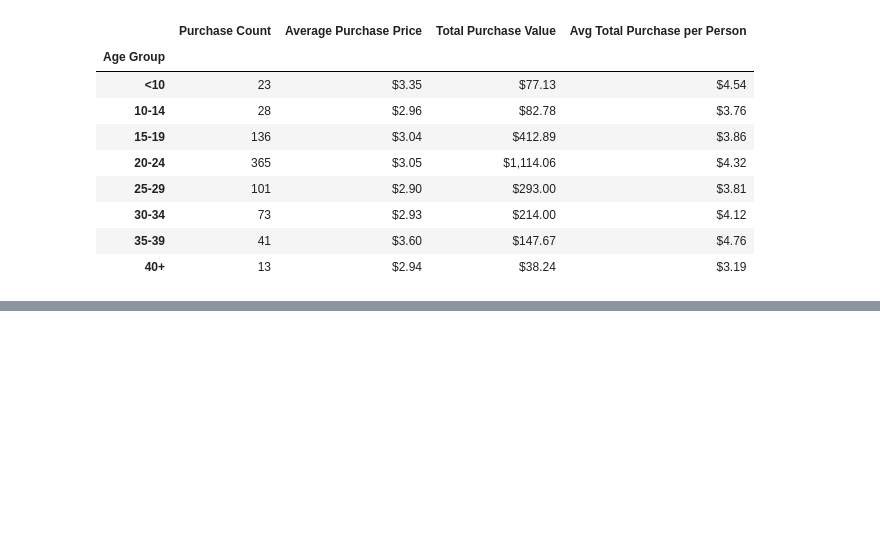
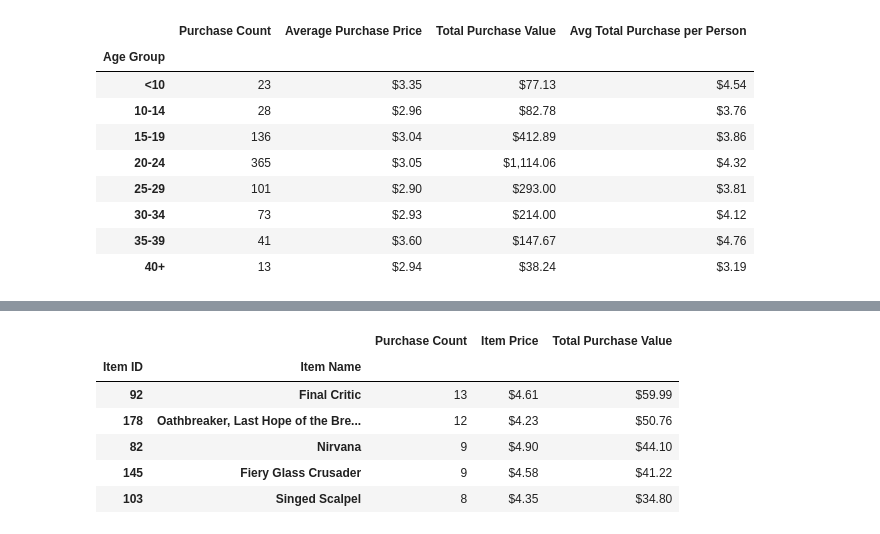
Before and after one commit to apizzo1/pandas-challenge, a Jupyter notebook: HeroesOfPymoli/HeroesOfPymoli.ipynb, the cells around one changed output, grey strips where cells are left out. Drawn from its saved outputs; the diff is of its cells as text; code cells hidden in the pictures; blank space fills up the shorter version.

```diff
--- a/HeroesOfPymoli/HeroesOfPymoli.ipynb
+++ b/HeroesOfPymoli/HeroesOfPymoli.ipynb
@@ -150,0 +281,84 @@ test.sort_values("Price", ascending = False)
+# %%
+# Most Profitable Items
+
+prof_item = purchase_df.groupby(["Item ID","Item Name"])["Price"].sum()
+prof_item_sorted = prof_item.sort_values(ascending=False)
+# #put the item ID and item Name in a series
+prof_item1 = pd.Series(prof_item_sorted.index[0])
+prof_item2 = pd.Series(prof_item_sorted.index[1])
+prof_item3 = pd.Series(prof_item_sorted.index[2])
+prof_item4 = pd.Series(prof_item_sorted.index[3])
+prof_item5 = pd.Series(prof_item_sorted.index[4])
+
+#item ID
+prof_item_ID1 = prof_item1[0]
+prof_item_ID2 = prof_item2[0]
+prof_item_ID3 = prof_item3[0]
+prof_item_ID4 = prof_item4[0]
+prof_item_ID5 = prof_item5[0]
+Prof_Items_ID = [prof_item_ID1, prof_item_ID2, prof_item_ID3, prof_item_ID4, prof_item_ID5]
+Prof_Items_ID= pd.Series(Prof_Items_ID)
+Prof_Items_ID = Prof_Items_ID.rename("Item ID")
+
+#item Name
+prof_item_name1 = prof_item1[1]
+prof_item_name2 = prof_item2[1]
+prof_item_name3 = prof_item3[1]
+prof_item_name4 = prof_item4[1]
+prof_item_name5 = prof_item5[1]
+Prof_Names_items = [prof_item_name1, prof_item_name2, prof_item_name3, prof_item_name4, prof_item_name5]
+Prof_Names_items= pd.Series(Prof_Names_items)
+Prof_Names_items = Prof_Names_items.rename("Item Name")
+
+#find most profitable items in original dataframe
+prof_item1_df = purchase_df.loc[purchase_df["Item Name"] == prof_item1[1], :]
+prof_item2_df = purchase_df.loc[purchase_df["Item Name"] == prof_item2[1], :]
+prof_item3_df = purchase_df.loc[purchase_df["Item Name"] == prof_item3[1], :]
+prof_item4_df = purchase_df.loc[purchase_df["Item Name"] == prof_item4[1], :]
+prof_item5_df = purchase_df.loc[purchase_df["Item Name"] == prof_item5[1], :]
+
+#find most profitable items purchase count
+prof_item1_count = prof_item1_df["Purchase ID"].count()
+prof_item2_count = prof_item2_df["Purchase ID"].count()
+prof_item3_count = prof_item3_df["Purchase ID"].count()
+prof_item4_count = prof_item4_df["Purchase ID"].count()
+prof_item5_count = prof_item5_df["Purchase ID"].count()
+Prof_item_ct = [prof_item1_count,prof_item2_count,prof_item3_count, prof_item4_count, prof_item5_count]
+Prof_item_ct = pd.Series(Prof_item_ct)
+Prof_item_ct = Prof_item_ct.rename("Purchase Count")
+
+#Find item price
+prof_item1_avg = prof_item1_df["Price"].mean()
+prof_item2_avg = prof_item2_df["Price"].mean()
+prof_item3_avg = prof_item3_df["Price"].mean()
+prof_item4_avg = prof_item4_df["Price"].mean()
+prof_item5_avg = prof_item5_df["Price"].mean()
+Prof_item_avg = [prof_item1_avg, prof_item2_avg, prof_item3_avg, prof_item4_avg, prof_item5_avg]
+Prof_item_avg  = pd.Series(Prof_item_avg )
+Prof_item_avg = Prof_item_avg .rename("Item Price")
+
+#Find total purchase value
+prof_item1_tot = prof_item1_df["Price"].sum()
+prof_item2_tot = prof_item2_df["Price"].sum()
+prof_item3_tot = prof_item3_df["Price"].sum()
+prof_item4_tot = prof_item4_df["Price"].sum()
+prof_item5_tot = prof_item5_df["Price"].sum()
+Prof_item_tot = [prof_item1_tot,prof_item2_tot,prof_item3_tot,prof_item4_tot,prof_item5_tot]
+Prof_item_tot = pd.Series(Prof_item_tot)
+Prof_item_tot = Prof_item_tot.rename("Total Purchase Value")
+
+#Add all created series into a DataFrame
+prof_item_df = pd.concat([Prof_Items_ID, Prof_Names_items,Prof_item_ct,Prof_item_avg,Prof_item_tot], axis = 1)
+#Format the price columns
+prof_item_df['Item Price'] = prof_item_df['Item Price'].map('${:,.2f}'.format)
+prof_item_df['Total Purchase Value'] = prof_item_df['Total Purchase Value'].map('${:,.2f}'.format)
+#Use Item ID and Item Name as indices
+prof_item_df.set_index(["Item ID", "Item Name"])
+# %% [output]
+|  |  | Purchase Count | Item Price | Total Purchase Value |
+| Item ID | Item Name |  |  |  |
+| 92 | Final Critic | 13 | $4.61 | $59.99 |
+| 178 | Oathbreaker, Last Hope of the Bre... | 12 | $4.23 | $50.76 |
+| 82 | Nirvana | 9 | $4.90 | $44.10 |
+| 145 | Fiery Glass Crusader | 9 | $4.58 | $41.22 |
+| 103 | Singed Scalpel | 8 | $4.35 | $34.80 |
```
Also changed, not shown: parts of 5 cells of this notebook.
